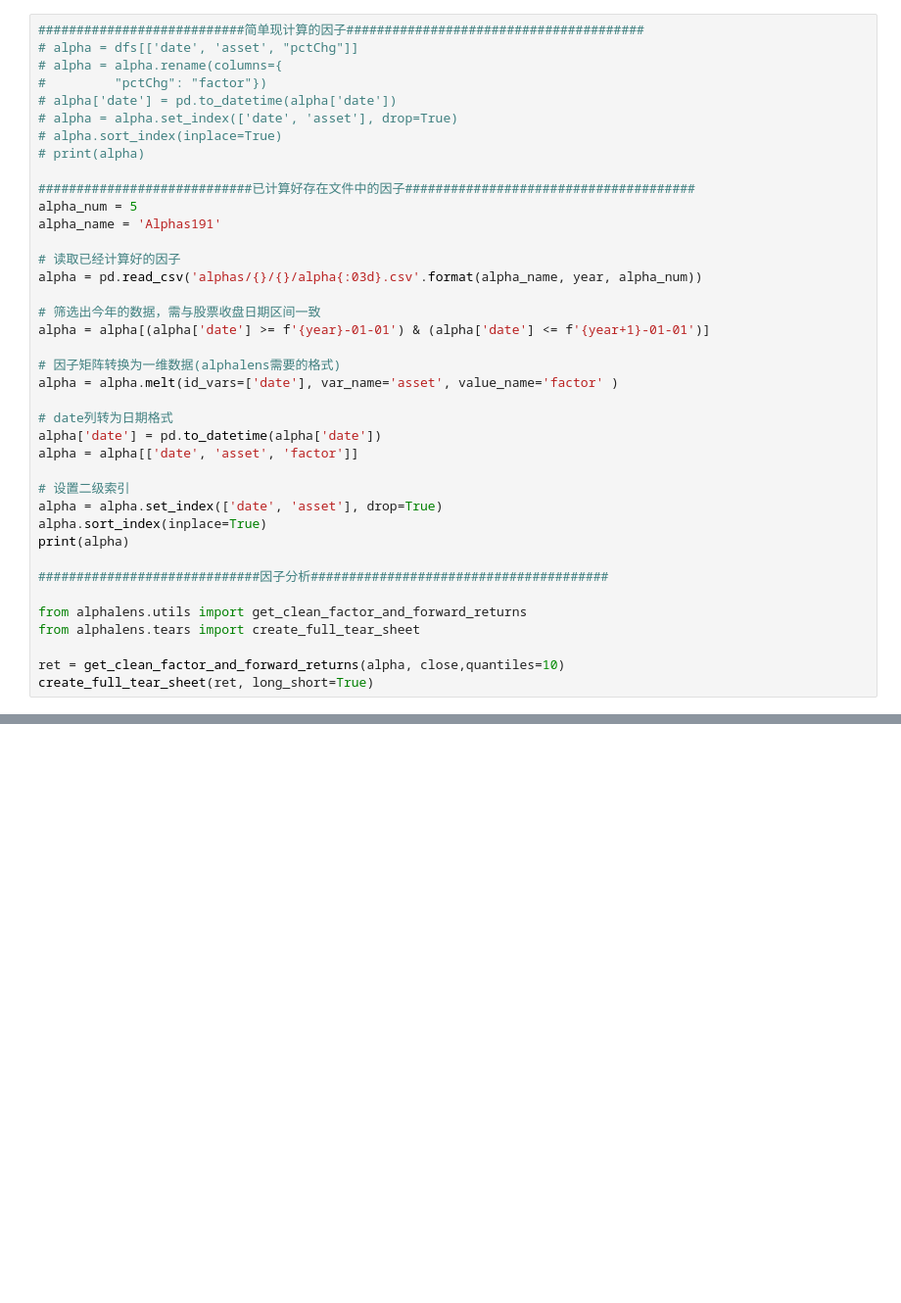
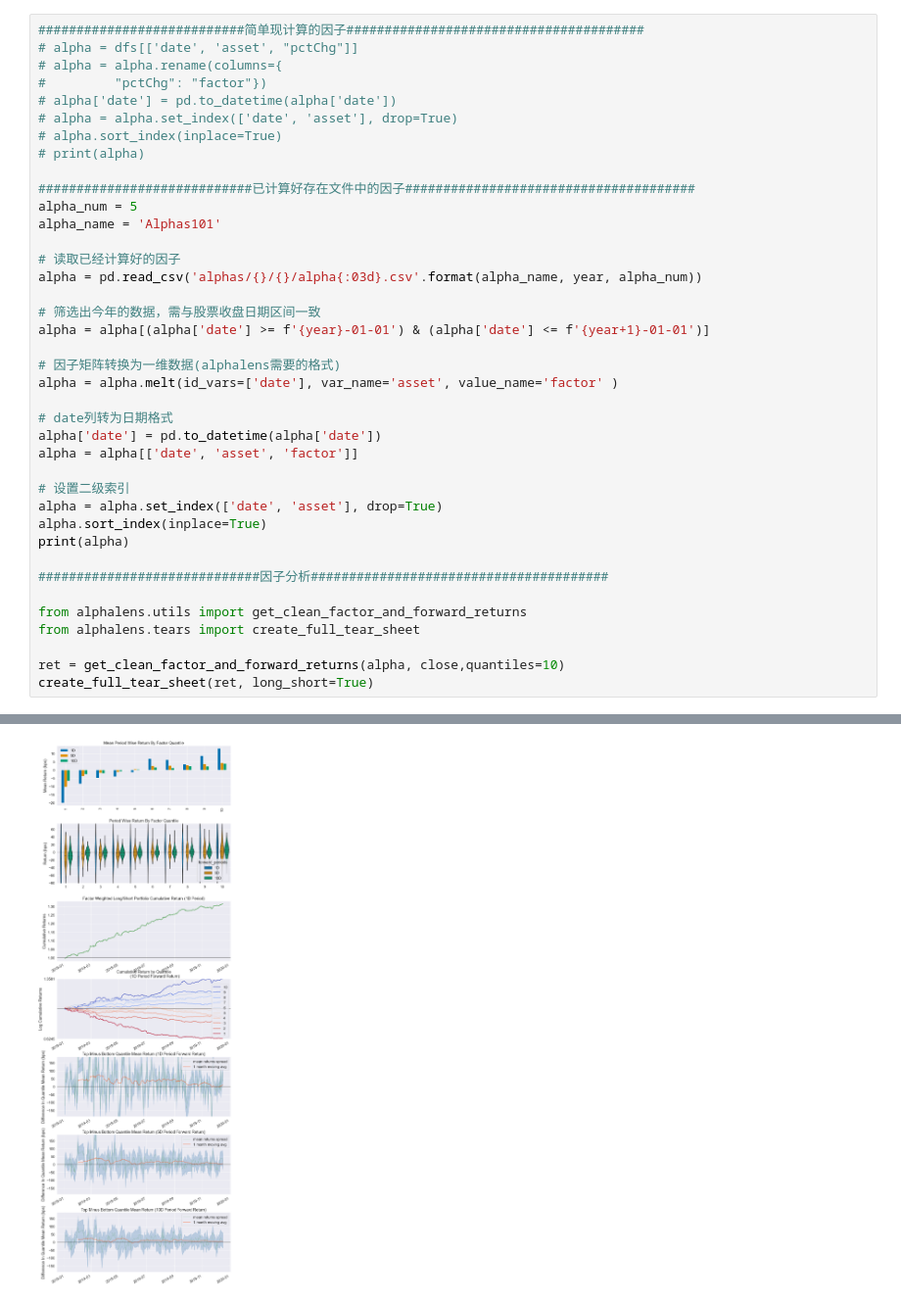
Before and after one commit to popbo/alphas, a Jupyter notebook: 1.research.ipynb, the cells around one changed output, grey strips where cells are left out. Shown at 98% size. Saved outputs shown, nothing was run; the diff lists cells and outputs as text; blank space fills up the shorter version.

```diff
--- a/1.research.ipynb
+++ b/1.research.ipynb
@@ -26,7 +49,7 @@ print(close)
 
 ############################已计算好存在文件中的因子######################################
 alpha_num = 5
-alpha_name = 'Alphas191'
+alpha_name = 'Alphas101'
 
 # 读取已经计算好的因子
 alpha = pd.read_csv('alphas/{}/{}/alpha{:03d}.csv'.format(alpha_name, year, alpha_num))
@@ -53,3 +76,4 @@ from alphalens.tears import create_full_tear_sheet
 
 ret = get_clean_factor_and_forward_returns(alpha, close,quantiles=10)
 create_full_tear_sheet(ret, long_short=True)
+# %% [output]
@@ -55,0 +118 @@ create_full_tear_sheet(ret, long_short=True)
+[figure, added]
```
Also changed, not shown: parts of 2 cells of this notebook, 3 other files.
